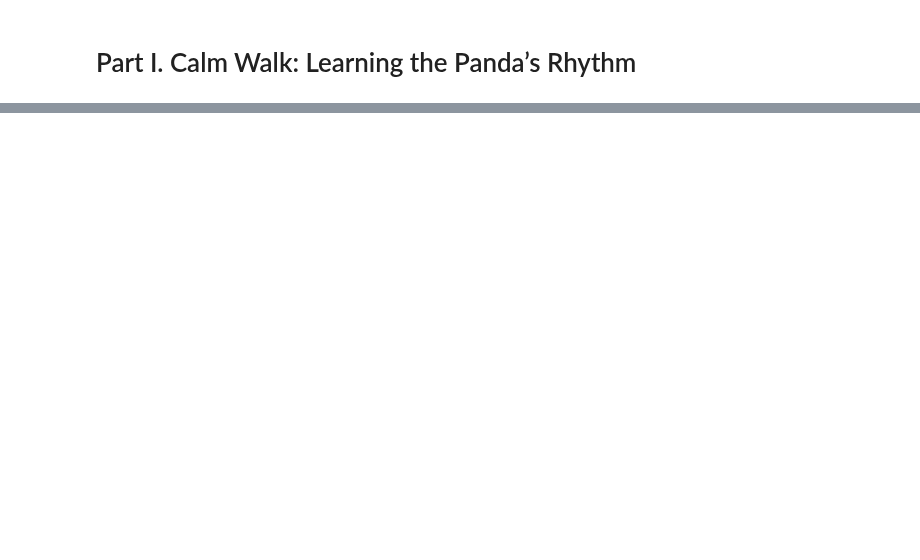
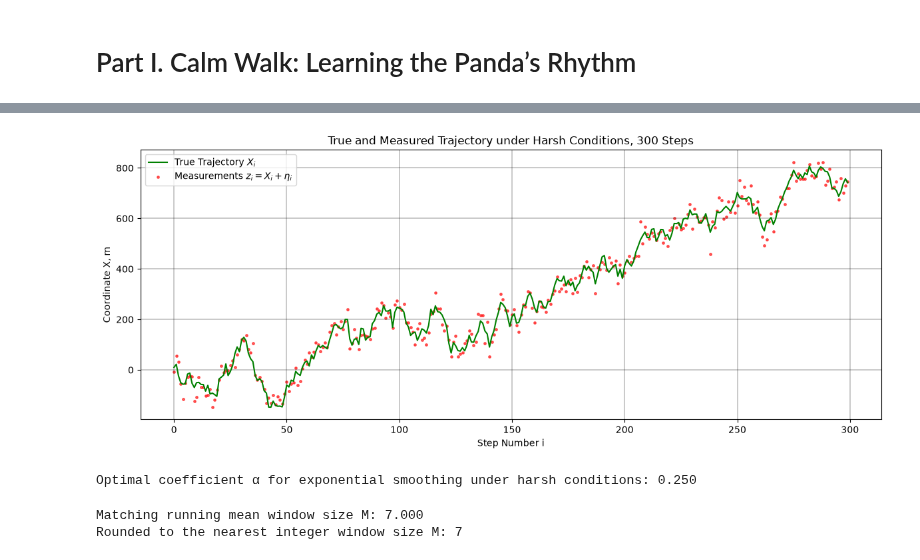
Before and after one commit to VladZg/Experimental-data-processing, a Jupyter notebook: task2-quasi-optimal/main.ipynb, the cells around one changed output, grey strips where cells are left out. Cells and saved outputs as stored; diff of their text form; code cells hidden in the pictures; blank space fills up the shorter version.

```diff
--- a/task2-quasi-optimal/main.ipynb
+++ b/task2-quasi-optimal/main.ipynb
@@ -98,0 +263,29 @@ measured_trajectory_huge = np.loadtxt("measured_trajectory_huge.txt")
+# %%
+# define a constant for a measurement noise variance under harsh conditions
+VARIANCE_ETA_HARSH = 97**2
+SIGMA_ETA_HARSH = np.sqrt(VARIANCE_W_HARSH)
+
+# store 300 measured trajectory points in the measured_trajectory_harsh array
+measured_trajectory_harsh = generate_measured_trajectory(true_trajectory_harsh, SIGMA_ETA_HARSH)
+
+# call the self-written function above to plot the measured trajectory under harsh conditions for 300 points
+plot_true_vs_measured(true_trajectory_harsh, measured_trajectory_harsh, "True and Measured Trajectory under Harsh Conditions, 300 Steps")
+# %% [output]
+[figure, added]
+# %%
+# determine the optimal smoothing coefficient under harsh conditions
+alpha_optimal_harsh = get_optimal_alpha(VARIANCE_W_HARSH, VARIANCE_ETA_HARSH)
+
+print(f"Optimal coefficient α for exponential smoothing under harsh conditions: {alpha_optimal_harsh:.3f}")
+# %% [output]
+Optimal coefficient α for exponential smoothing under harsh conditions: 0.250
+# %%
+# find the window size M that ensures the equality of a running-mean error and an exponential-smoothing error
+m = (2 - alpha_optimal_harsh) / alpha_optimal_harsh
+print(f"Matching running mean window size M: {m:.3f}")
+
+m_rounded = round(m)
+print(f"Rounded to the nearest integer window size M: {m_rounded}")
+# %% [output]
+Matching running mean window size M: 7.000
+Rounded to the nearest integer window size M: 7
```
Also changed, not shown: parts of 12 cells of this notebook.
